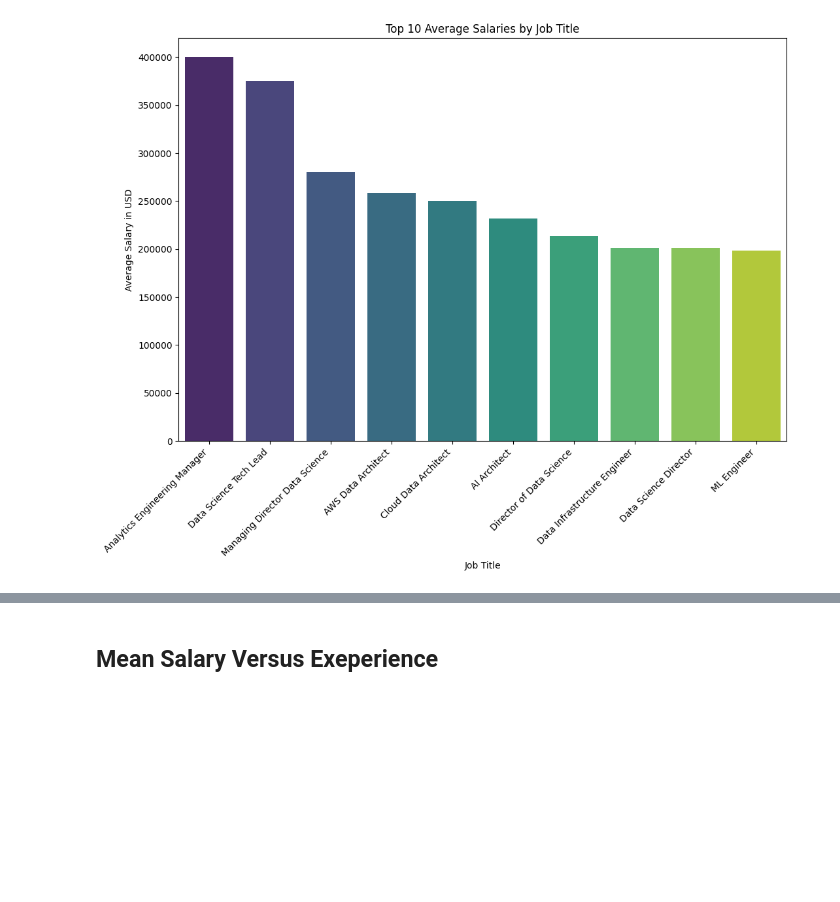
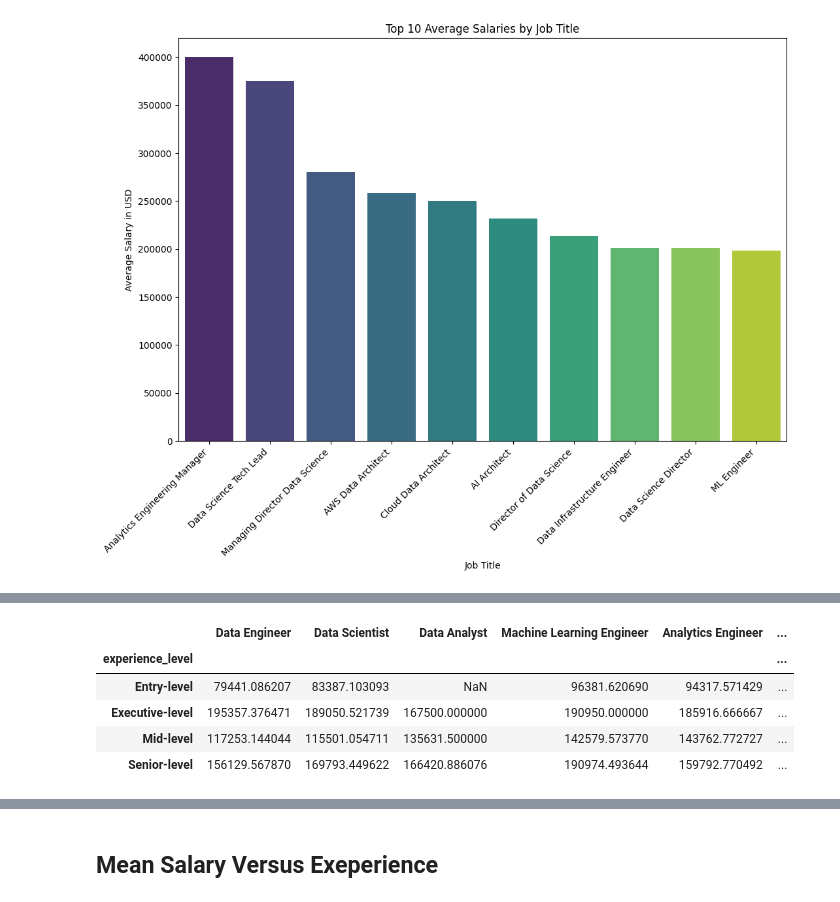
Before and after one commit to TaylorMater/UTA-DAB-Project-1, a Jupyter notebook: scripts/data_science_analysis.ipynb, the cells around one changed output, grey strips where cells are left out. Cells and saved outputs as stored; diff of their text form; code cells hidden in the pictures; blank space fills up the shorter version.

```diff
--- a/scripts/data_science_analysis.ipynb
+++ b/scripts/data_science_analysis.ipynb
@@ -117,0 +145,42 @@ plt.show()
+# %%
+de = data_science_salaries_df[(data_science_salaries_df["job_title"] == "Data Engineer")]
+ds = data_science_salaries_df[(data_science_salaries_df["job_title"] == "Data Scientist")]
+da = data_science_salaries_df[(data_science_salaries_df["job_title"] == "Data Analyst")]
+mle = data_science_salaries_df[(data_science_salaries_df["job_title"] == "Machine Learning Engineer")]
+ae = data_science_salaries_df[(data_science_salaries_df["job_title"] == "Analytics Engineer")]
+rs = data_science_salaries_df[(data_science_salaries_df["job_title"] == "Research Scientist")]
+da = data_science_salaries_df[(data_science_salaries_df["job_title"] == "Data Architect")]
+re = data_science_salaries_df[(data_science_salaries_df["job_title"] == "Research Engineer")]
+aps = data_science_salaries_df[(data_science_salaries_df["job_title"] == "Applied Scientist")]
+dsm = data_science_salaries_df[(data_science_salaries_df["job_title"] == "Data Science Manager")]
+
+de_x= de.groupby("experience_level")["salary_in_usd"].mean()
+ds_x = ds.groupby("experience_level")["salary_in_usd"].mean()
+da_x = da.groupby("experience_level")["salary_in_usd"].mean()
+mle_x = mle.groupby("experience_level")["salary_in_usd"].mean()
+ae_x = ae.groupby("experience_level")["salary_in_usd"].mean()
+rs_x = rs.groupby("experience_level")["salary_in_usd"].mean()
+da_x = da.groupby("experience_level")["salary_in_usd"].mean()
+re_x = re.groupby("experience_level")["salary_in_usd"].mean()
+dsm_x = dsm.groupby("experience_level")["salary_in_usd"].mean()
+aps_x = aps.groupby("experience_level")["salary_in_usd"].mean()
+# %%
+job_x = pd.DataFrame({"Data Engineer": de_x,
+                    "Data Scientist": ds_x,
+                    "Data Analyst" : da_x,
+                    "Machine Learning Engineer": mle_x,
+                    "Analytics Engineer": ae_x,
+                    "Research Scientist": rs_x,
+                    "Data Architect": da_x,
+                    "Research Engineer": re_x,
+                    "Applied Scientist": aps_x,
+                    "Data Science Manager": dsm_x})
+
+job_x
+# %% [output]
+|  | Data Engineer | Data Scientist | Data Analyst | Machine Learning Engineer | Analytics Engineer | ... |
+| experience_level |  |  |  |  |  | ... |
+| Entry-level | 79441.086207 | 83387.103093 | NaN | 96381.620690 | 94317.571429 | ... |
+| Executive-level | 195357.376471 | 189050.521739 | 167500.000000 | 190950.000000 | 185916.666667 | ... |
+| Mid-level | 117253.144044 | 115501.054711 | 135631.500000 | 142579.573770 | 143762.772727 | ... |
+| Senior-level | 156129.567870 | 169793.449622 | 166420.886076 | 190974.493644 | 159792.770492 | ... |
```
Also changed, not shown: parts of 4 cells of this notebook.
